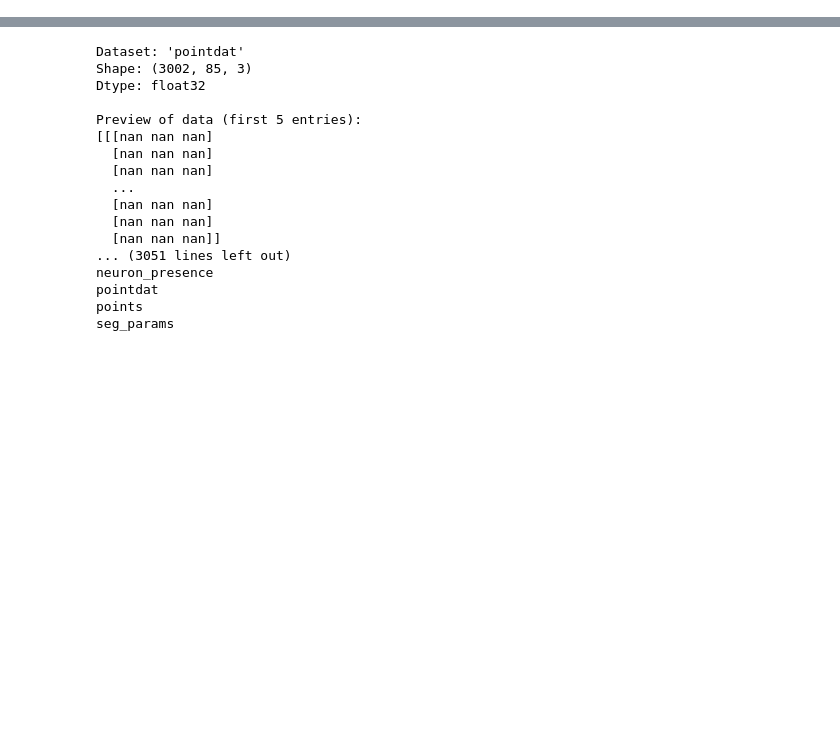
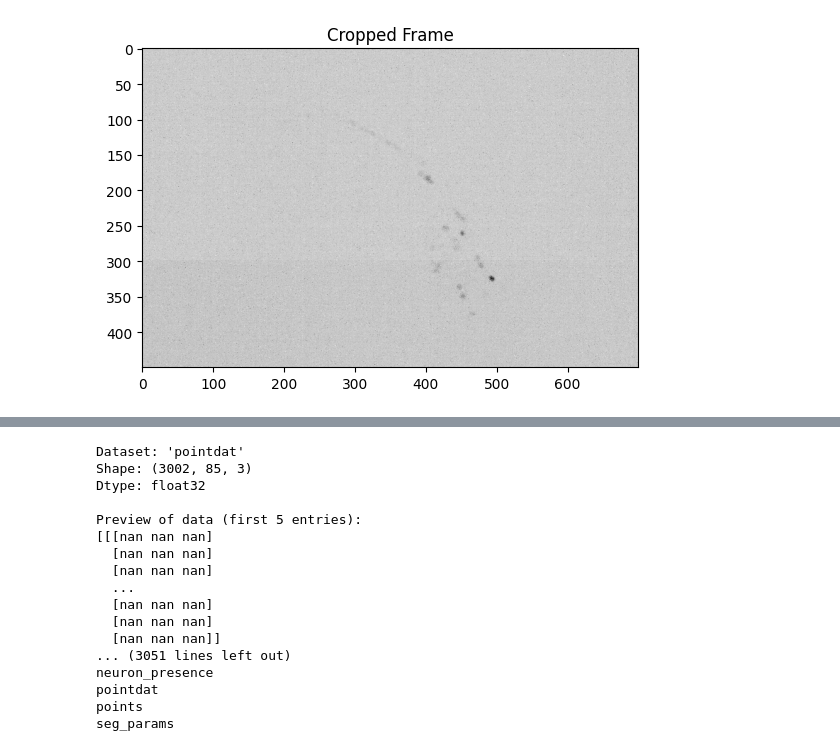
Before and after one commit to rahi-lab/targettrack, a Jupyter notebook: explore_h5.ipynb, the cells around one changed output, grey strips where cells are left out. Cells and saved outputs as stored; diff of their text form; code cells hidden in the pictures; blank space fills up the shorter version.

```diff
--- a/explore_h5.ipynb
+++ b/explore_h5.ipynb
@@ -0,0 +57,16 @@
+# %%
+Y_MIN = 0
+Y_MAX = 450
+X_MIN = 200
+X_MAX = 900
+
+cropped_array = dask_array[:, :, Y_MIN:Y_MAX, X_MIN:X_MAX]
+
+# Compute and visualize a cropped frame
+cropped_frame = cropped_array[2, 0].compute()
+
+plt.imshow(cropped_frame, cmap='Greys')
+plt.title("Cropped Frame")
+plt.show()
+# %% [output]
+[figure, added]
```
Also changed, not shown: parts of 8 cells of this notebook, 1 other file.
